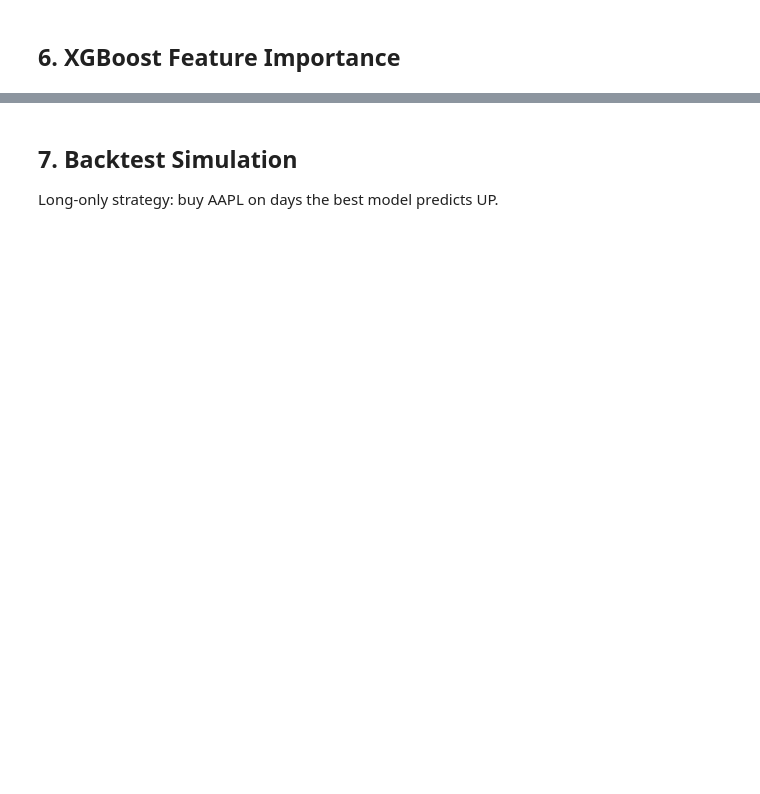
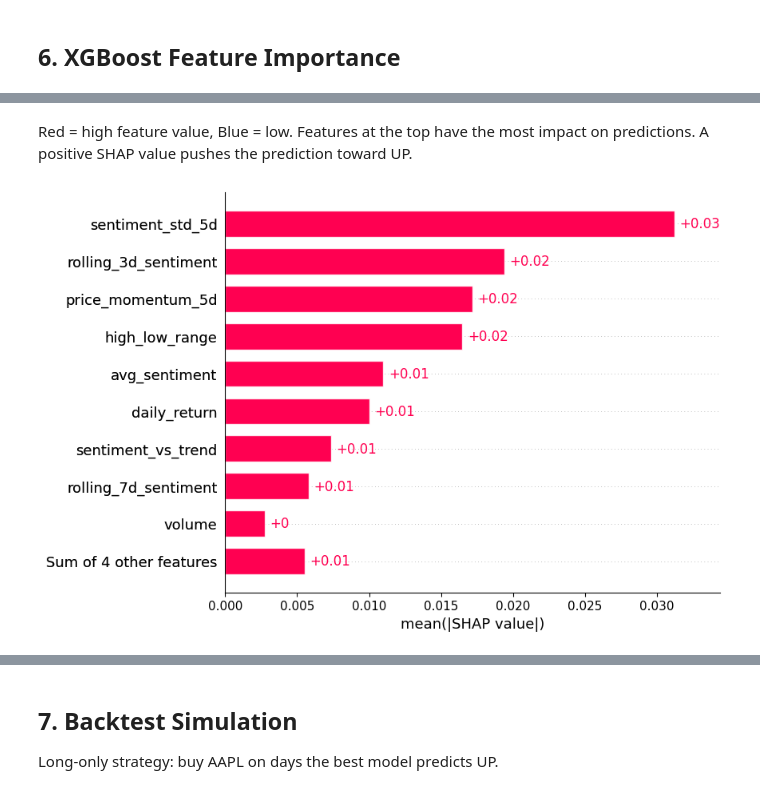
Before and after one commit to pythagoras305/CAP_3764_2026_Spring_Team_3, a Jupyter notebook: notebooks/models.ipynb, the cells around one changed output, grey strips where cells are left out. Drawn from its saved outputs; the diff is of its cells as text; code cells hidden in the pictures; blank space fills up the shorter version.

```diff
--- a/notebooks/models.ipynb
+++ b/notebooks/models.ipynb
@@ -191,0 +344,8 @@ FileNotFoundError: [Errno 2] No such file or directory: 'notebooks/figures/featu
+# %% [markdown]
+Red = high feature value, Blue = low. Features at the top have the most impact on predictions. A positive SHAP value pushes the prediction toward UP.
+# %%
+shap.plots.bar(shap_values, max_display=10, show=False)
+plt.savefig('figures/shap_bar.png', dpi=150, bbox_inches='tight')
+plt.show()
+# %% [output]
+[figure, added]
```
Also changed, not shown: parts of 24 cells of this notebook, 1 other file.
